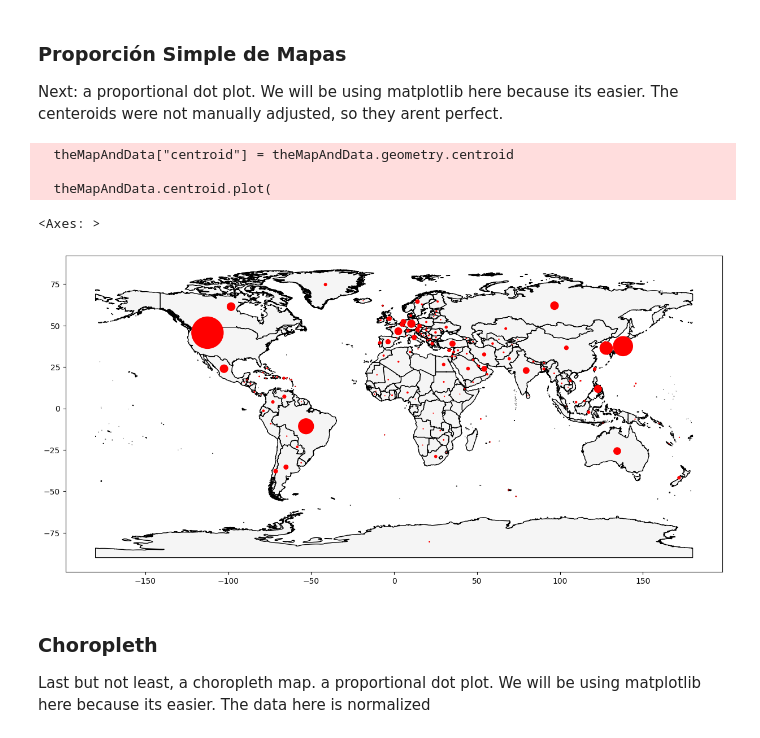
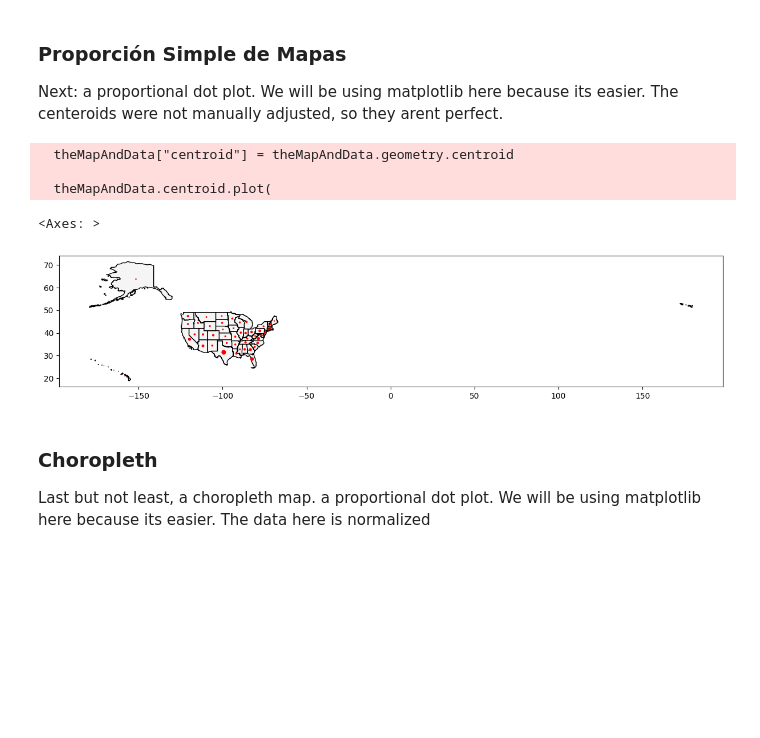
Before and after one commit to vinconig/1IAS21-3, a Jupyter notebook: homework.ipynb, the cells around one changed output. Cells and saved outputs as stored; diff of their text form; code cells hidden in the pictures; blank space fills up the shorter version.

```diff
--- a/homework.ipynb
+++ b/homework.ipynb
@@ -62,0 +56,3 @@ Luckily, nothing that doesnt match, so we are good to go.
+# %%
+onlyGDF = set(usstates.State)-set(RegFa.State)
+onlyGDF
@@ -63 +65,4 @@ Luckily, nothing that doesnt match, so we are good to go.
+# %%
+# Drop rows where State is in onlyGDF
+usstates = usstates[~usstates["State"].isin(onlyGDF)]
 # %% [markdown]
@@ -118,24 +114,24 @@ Next: a proportional dot plot. We will be using matplotlib here because its easi
 # %%
 # compute centroids
 theMapAndData["centroid"] = theMapAndData.geometry.centroid
 
 # plot base map
 fig, ax = plt.subplots(figsize=(15, 10))
 theMapAndData.plot(ax=ax, color="whitesmoke", edgecolor="black")
 
 # plot dots
 theMapAndData.centroid.plot(
     ax=ax,
     color="red",
-    markersize=theMapAndData["NumRegFa"] * 0.2,
+    markersize=theMapAndData["NumRegFa"] * 0.00002,
     zorder=5
 )
 # %% [output]
   theMapAndData["centroid"] = theMapAndData.geometry.centroid
 
   theMapAndData.centroid.plot(
 <Axes: >
-[figure, old version]
+[figure, new version]
 # %% [markdown]
 ### Choropleth
 Last but not least, a choropleth map. a proportional dot plot. We will be using matplotlib here because its easier. The data here is normalized
```
Also changed, not shown: parts of 19 cells of this notebook.
